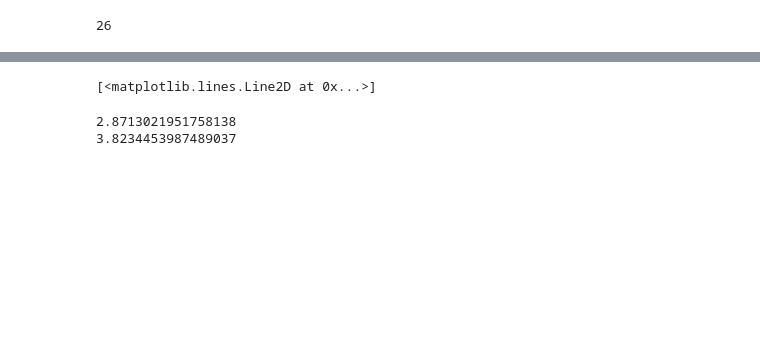
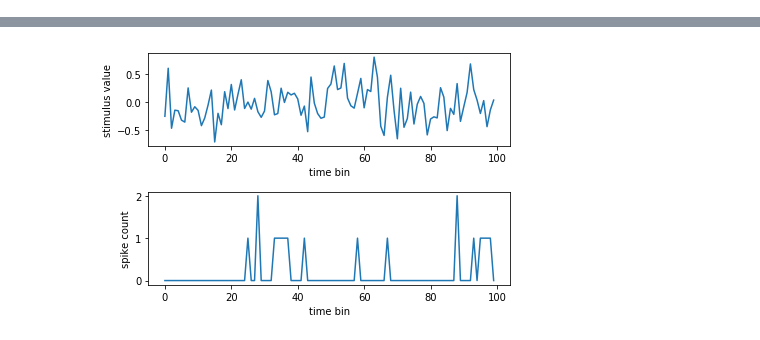
Before and after one commit to davidzoltowski/paglm, a Jupyter notebook: examples/Poisson GLM.ipynb, the cells around one changed output, grey strips where cells are left out. Drawn from its saved outputs; the diff is of its cells as text; code cells hidden in the pictures; blank space fills up the shorter version.

```diff
--- a/examples/Poisson GLM.ipynb
+++ b/examples/Poisson GLM.ipynb
@@ -36,14 +45,13 @@ w = np.array([ 2.5, 0.0, 0.0, 0.0, -0.01368046, -0.01986828,
  -0.32255702, -0.40001292, -0.46124429, -0.46235415, -0.43928836, -0.52066692,
  -0.58597496, -0.15804368,  1.2849799,   1.91338741,  1.10402054,  0.23188751,
   0.00331092, -0.0111924, ])
-D = np.shape(w)[0]
-print(D)
+## here -> put Jonathan's code for generating a temporal stimulus filter
 
+D = np.shape(w)[0] # dimensionality of weights
 T = 20000 # time bins
 
 # binary stimulus
 x = np.random.randint(0,2,[T,])-0.5
-# x = np.random.randint(0,2,[T,])
 
 # Gaussian stimulus
 x = 0.3*np.random.randn(T)
@@ -62,7 +70,11 @@ y = np.random.poisson(np.exp(X@w)*dtSp)
 plt.figure()
 plt.subplot(2,1,1)
 plt.plot(x[:100])
+plt.xlabel("time bin")
+plt.ylabel("stimulus value")
 plt.subplot(2,1,2)
 plt.plot(y[:100])
+plt.xlabel("time bin")
+plt.ylabel("spike count")
+plt.tight_layout()
 # %% [output]
-26
@@ -71,10 +81 @@ plt.plot(y[:100])
-[<matplotlib.lines.Line2D at 0x...>]
+[figure, added]
-# %%
-# statistics of data
-print(np.log(np.mean(y/dtSp)))
-print(np.log(np.std(y/dtSp)))
-
-# print()
-# %% [output]
-2.8713021951758138
-3.8234453987489037
```
Also changed, not shown: parts of 16 cells of this notebook, 2 other files.
